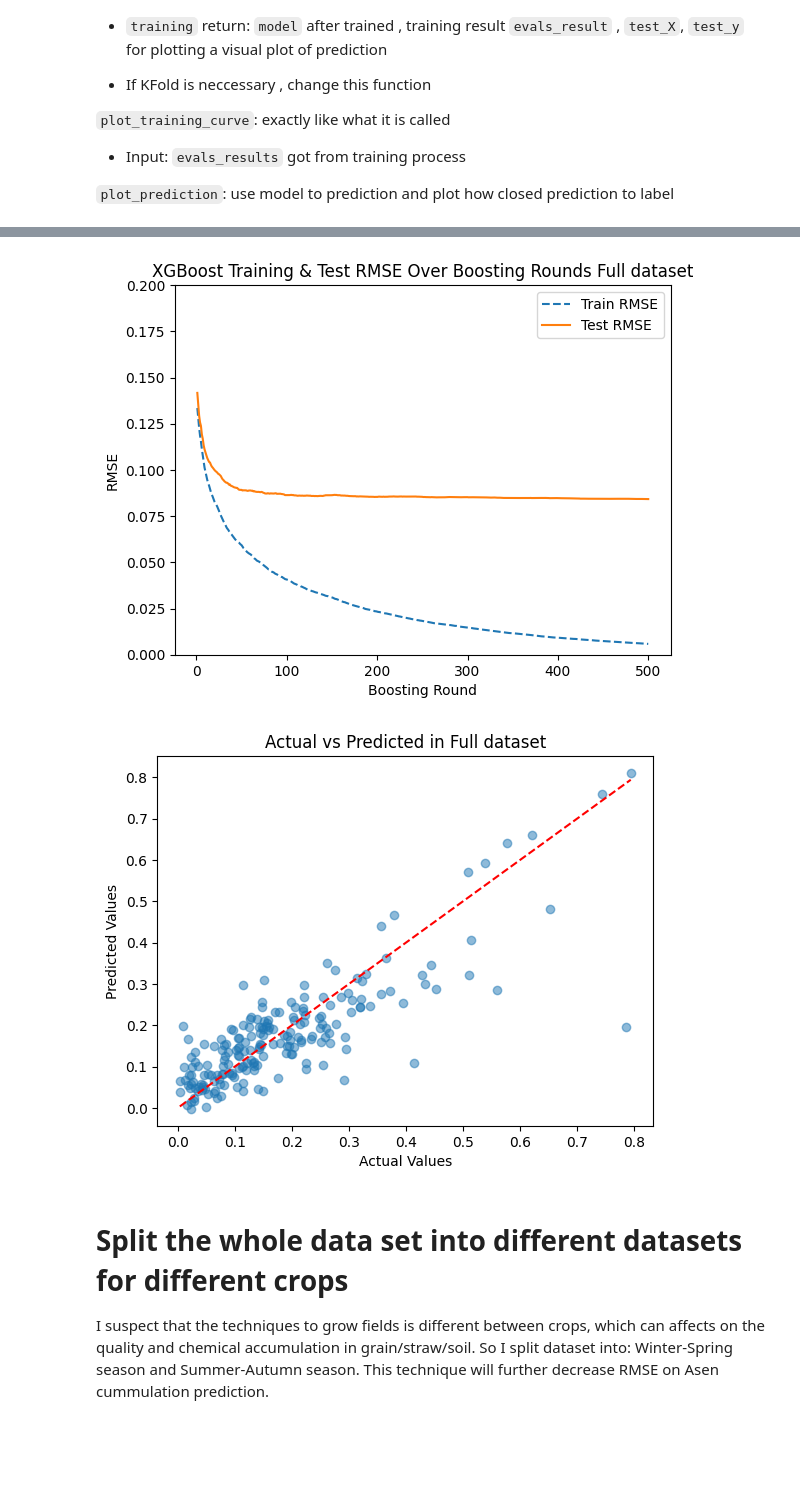
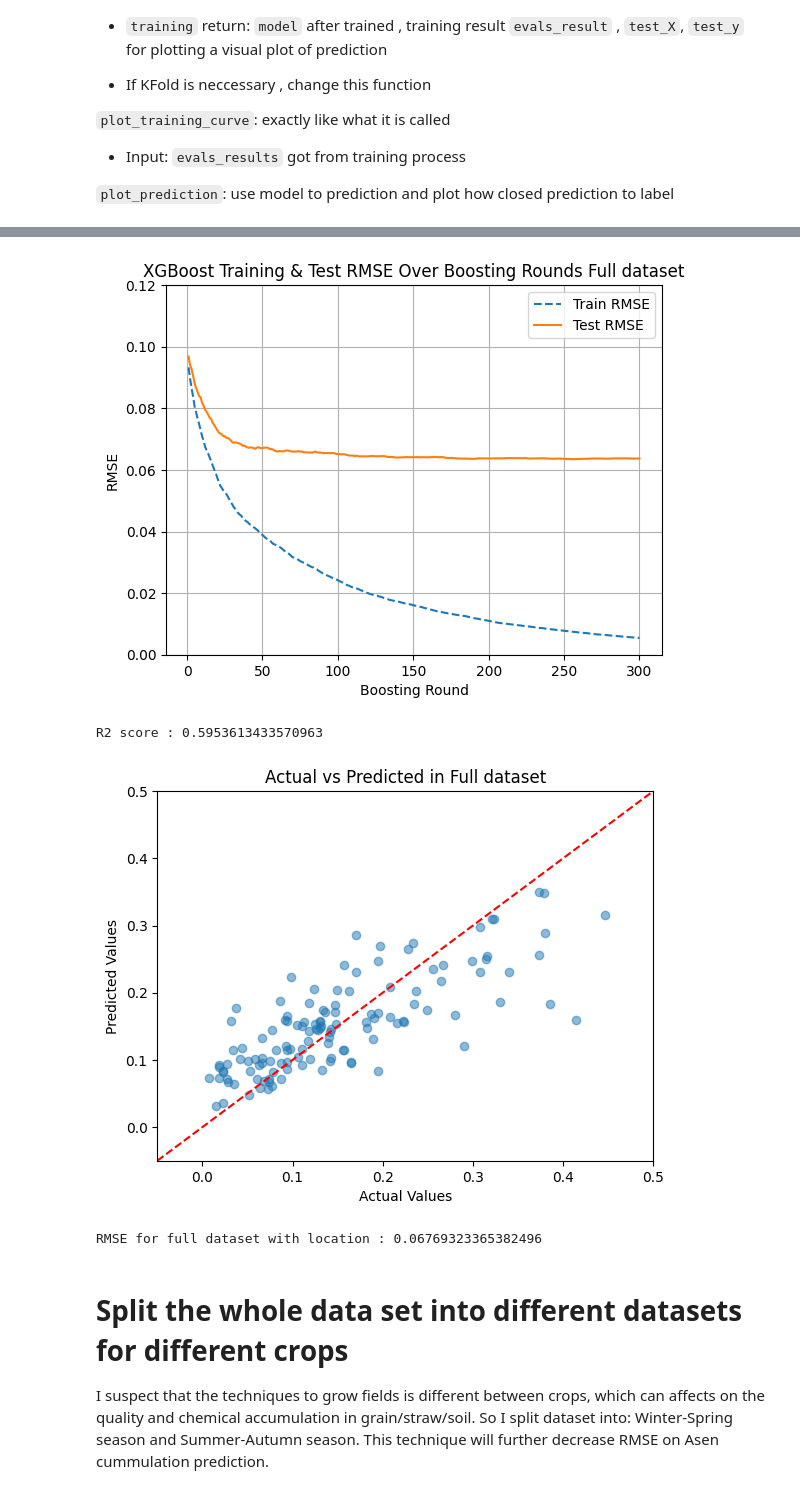
Before and after one commit to 456alo8888/Arsenic_accumulation, a Jupyter notebook: xgboost_testing.ipynb, the cells around one changed output, grey strips where cells are left out. Drawn from its saved outputs; the diff is of its cells as text; code cells hidden in the pictures; blank space fills up the shorter version.

```diff
--- a/xgboost_testing.ipynb
+++ b/xgboost_testing.ipynb
@@ -78,14 +141,14 @@ from sklearn.model_selection import KFold
 params = {
     'objective': 'reg:squarederror',
     'eval_metric': 'rmse',
-    'max_depth': 3,
+    'max_depth': 4,
     'eta': 0.1,
-    'subsample': 0.8,
+    'subsample': 0.6,
     'colsample_bytree': 0.8,
     'seed': 42
 }
 
 
 seed = 123
-num_boost_round = 500
+num_boost_round = 300
 # %%
@@ -119,7 +182,8 @@ def plot_training_curve(evals_result, data_name):
     plt.plot(range(1, len(test_rmse) + 1), test_rmse, label="Test RMSE")
     plt.xlabel("Boosting Round")
     plt.ylabel("RMSE")
-    plt.ylim(0, 0.2)
+    plt.ylim(0, 0.12)
+    plt.grid(True)
     plt.title(f"XGBoost Training & Test RMSE Over Boosting Rounds {data_name}")
     plt.legend()
     plt.show()
@@ -145,15 +209,20 @@ def plot_prediction(model , test_X , test_y , dataname):
 
     y_true = result['Grain.As']
 
+    r2 = r2_score(y_true , pred)
+    print(f"R2 score : {r2}")
+
 
     plt.scatter(result['Grain.As'], result['predict'], alpha=0.5)
-    plt.plot([min(y_true), max(y_true)], [min(y_true), max(y_true)], color='red', linestyle='--')
+    plt.plot([-0.05, 0.5], [-0.05, 0.5], color='red', linestyle='--')
     plt.xlabel("Actual Values")
+    plt.ylim(-0.05, 0.5)
+    plt.xlim(-0.05, 0.5)
     plt.ylabel("Predicted Values")
     plt.title(f"Actual vs Predicted in {dataname}")
     plt.show()
 # %%
-def run_kfold(params , dataset, dataname,  location = True , cv = 5 , plot_result = False):
+def run_kfold(params , dataset, dataname,  location = True , cv = 5 , plot_result = False , seed = seed ):
     kfold = KFold(cv , shuffle = True , random_state=seed)
 
     if location:
@@ -176,24 +245,37 @@ def run_kfold(params , dataset, dataname,  location = True , cv = 5 , plot_resul
             num_boost_round=num_boost_round,
             evals=[(train_dmatrix, 'train'), (test_dmatrix, 'test')],  # Log training and test RMSE
             evals_result=evals_result,
-            verbose_eval=True )
+            verbose_eval=False )
 
         min_test_rmse = min(evals_result['test']['rmse'])
         test_rmse.append(min_test_rmse)
 
+
+        # pred = model.predict(test_dmatrix)
+        # r2 = r2_score(pred , test_y)
+
+
+        print(f"Fold {fold + 1} RMSE: {min_test_rmse:.4f}\n")
+
+
         if plot_result == True and fold == cv-1:
             plot_training_curve(evals_result , dataname)
+            plot_prediction(model , test_X , test_y , dataname)
 
-        print(f"Fold {fold + 1} RMSE: {min_test_rmse:.4f}\n")
+
     return test_rmse
 # %%
 # #predict for the whole dataset (without rows having missing values on Grain.As)
 
 dataname = "Full dataset"
 
-model1 , evals_result , test_X , test_y = training(cleaned_dataset , params , num_boost_round )
+# model1 , evals_result , test_X , test_y = training(cleaned_dataset , params , num_boost_round )
 
-plot_training_curve(evals_result , dataname)
+# plot_training_curve(evals_result , dataname)
 
-plot_prediction(model1 , test_X , test_y , dataname)
+# plot_prediction(model1 , test_X , test_y , dataname)
+
+
+full_data_rmse = run_kfold(params , dataset = cleaned_dataset, dataname= dataname, location=True , plot_result= True)
+print(f"RMSE for full dataset with location : {np.mean(full_data_rmse)}")
 # %% [output]
@@ -217,5 +298,7 @@ RMSE 0.08421961667754084
-[figure, old version]
+[figure, new version]
+R2 score : 0.5953613433570963
-[figure, old version]
+[figure, new version]
+RMSE for full dataset with location : 0.06769323365382496
 # %% [markdown]
 # Split the whole data set into different datasets for different crops
 
```
Also changed, not shown: parts of 35 cells of this notebook, 2 other files.
